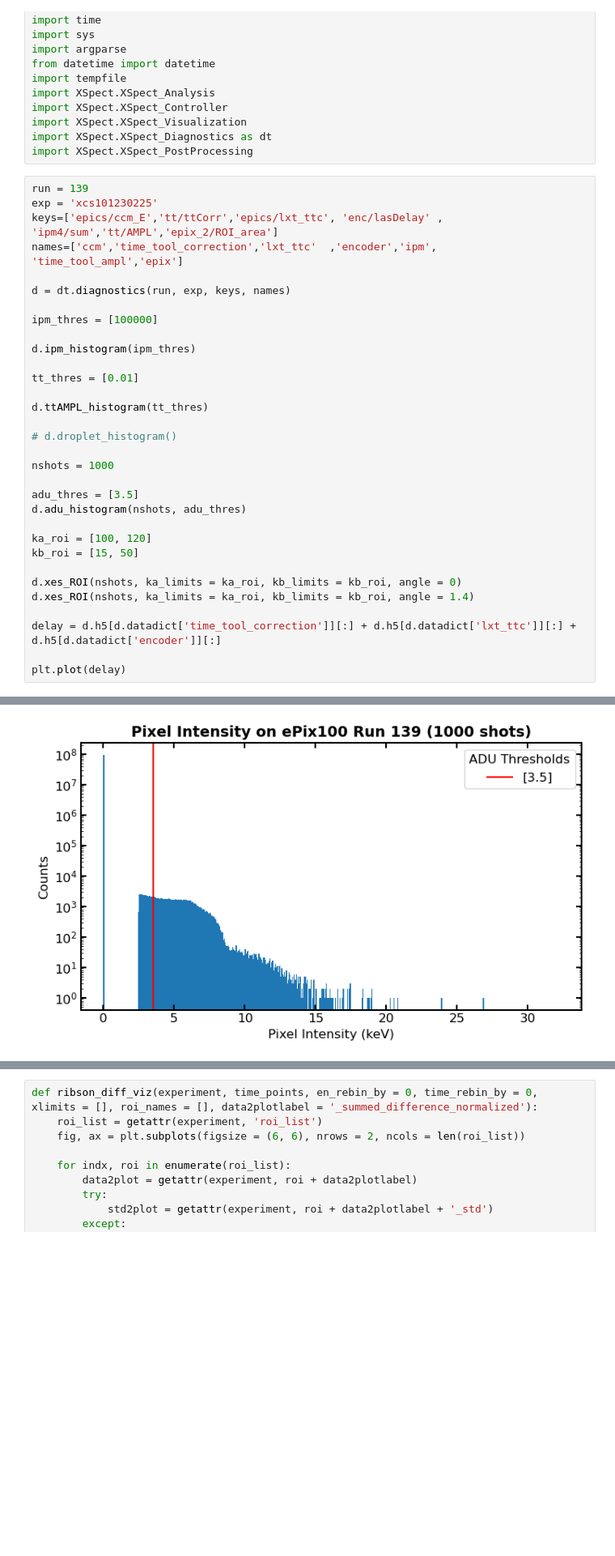
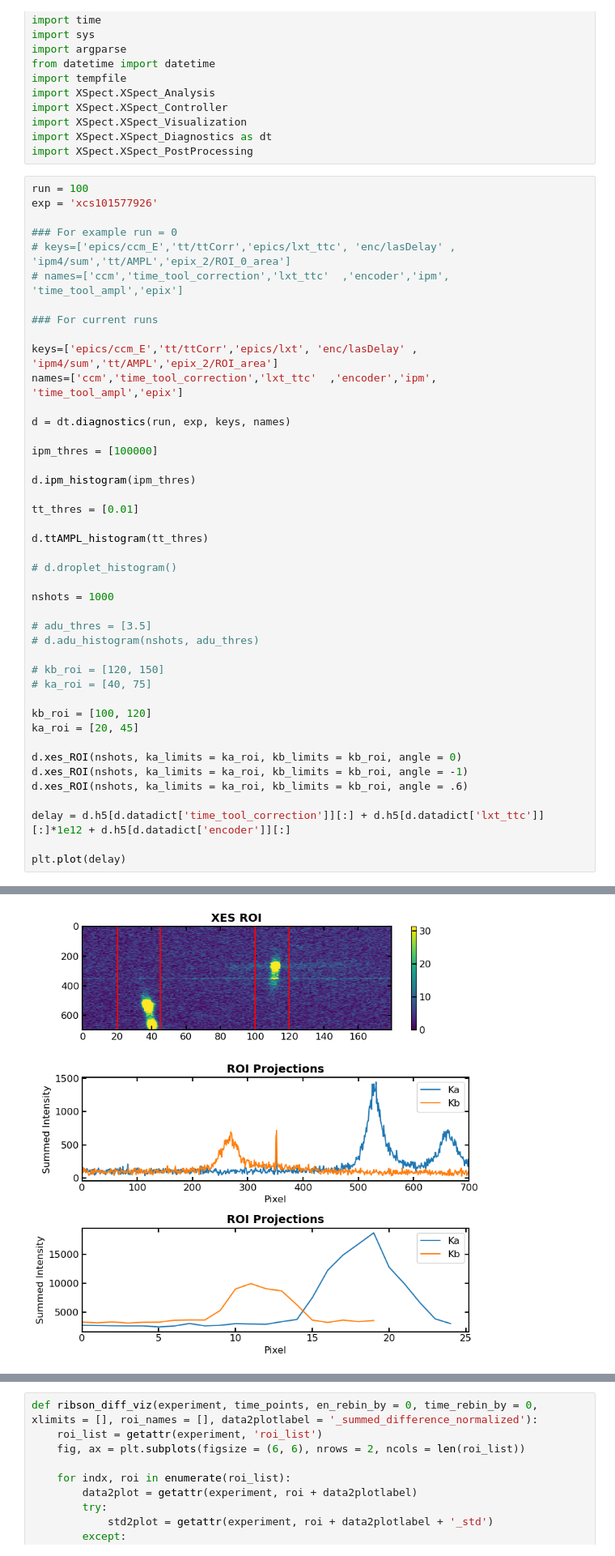
Before and after one commit to lg345/XSpect, a Jupyter notebook: XSpect_XES.ipynb, the cells around one changed output, grey strips where cells are left out. Shown at 81% size. Drawn from its saved outputs; the diff is of its cells as text; blank space fills up the shorter version.

```diff
--- a/XSpect_XES.ipynb
+++ b/XSpect_XES.ipynb
@@ -20,9 +20,16 @@ import XSpect.XSpect_Visualization
 import XSpect.XSpect_Diagnostics as dt
 import XSpect.XSpect_PostProcessing
 # %%
-run = 139
-exp = 'xcs101230225'
-keys=['epics/ccm_E','tt/ttCorr','epics/lxt_ttc', 'enc/lasDelay' , 'ipm4/sum','tt/AMPL','epix_2/ROI_area']
+run = 100
+exp = 'xcs101577926'
+
+### For example run = 0
+# keys=['epics/ccm_E','tt/ttCorr','epics/lxt_ttc', 'enc/lasDelay' , 'ipm4/sum','tt/AMPL','epix_2/ROI_0_area']
+# names=['ccm','time_tool_correction','lxt_ttc'  ,'encoder','ipm', 'time_tool_ampl','epix']
+
+### For current runs
+
+keys=['epics/ccm_E','tt/ttCorr','epics/lxt', 'enc/lasDelay' , 'ipm4/sum','tt/AMPL','epix_2/ROI_area']
 names=['ccm','time_tool_correction','lxt_ttc'  ,'encoder','ipm', 'time_tool_ampl','epix']
 
 d = dt.diagnostics(run, exp, keys, names)
@@ -39,16 +46,20 @@ d.ttAMPL_histogram(tt_thres)
 
 nshots = 1000
 
-adu_thres = [3.5]
-d.adu_histogram(nshots, adu_thres)
+# adu_thres = [3.5]
+# d.adu_histogram(nshots, adu_thres)
 
-ka_roi = [100, 120]
-kb_roi = [15, 50]
+# kb_roi = [120, 150]
+# ka_roi = [40, 75]
+
+kb_roi = [100, 120]
+ka_roi = [20, 45]
 
 d.xes_ROI(nshots, ka_limits = ka_roi, kb_limits = kb_roi, angle = 0)
-d.xes_ROI(nshots, ka_limits = ka_roi, kb_limits = kb_roi, angle = 1.4)
+d.xes_ROI(nshots, ka_limits = ka_roi, kb_limits = kb_roi, angle = -1)
+d.xes_ROI(nshots, ka_limits = ka_roi, kb_limits = kb_roi, angle = .6)
 
-delay = d.h5[d.datadict['time_tool_correction']][:] + d.h5[d.datadict['lxt_ttc']][:] + d.h5[d.datadict['encoder']][:]
+delay = d.h5[d.datadict['time_tool_correction']][:] + d.h5[d.datadict['lxt_ttc']][:]*1e12 + d.h5[d.datadict['encoder']][:]
 
 plt.plot(delay)
 # %% [output]
@@ -58 +69 @@ Run 139 imported
-[figure, old version]
+[figure, new version]
```
Also changed, not shown: parts of 6 cells of this notebook, 3 other files.
